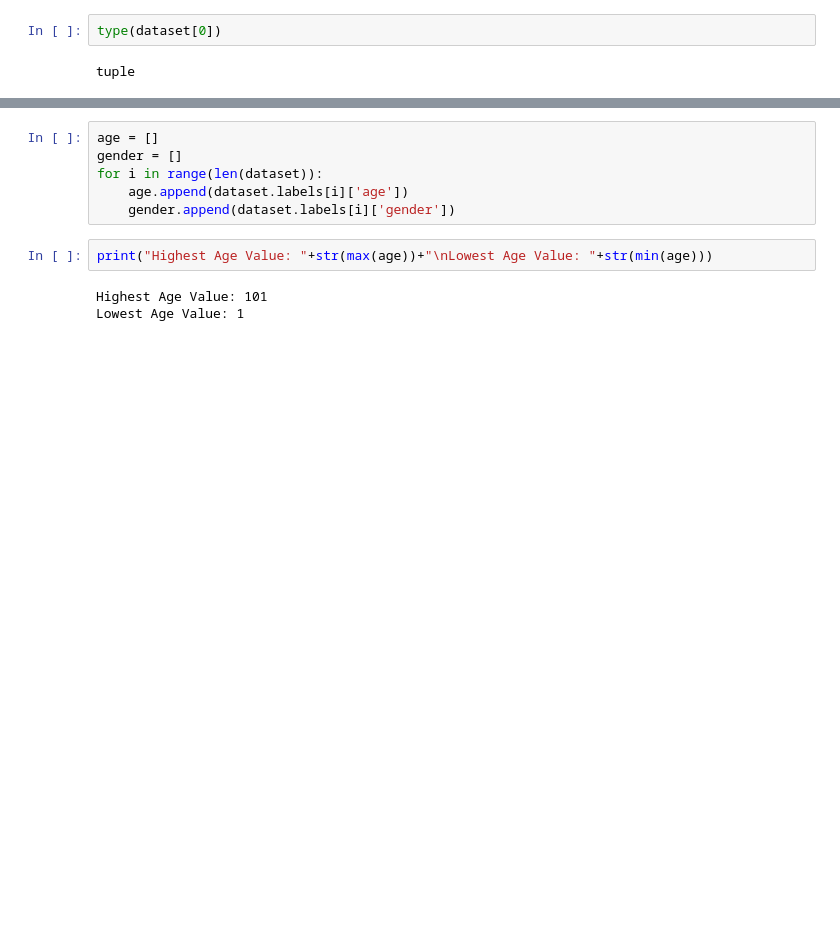
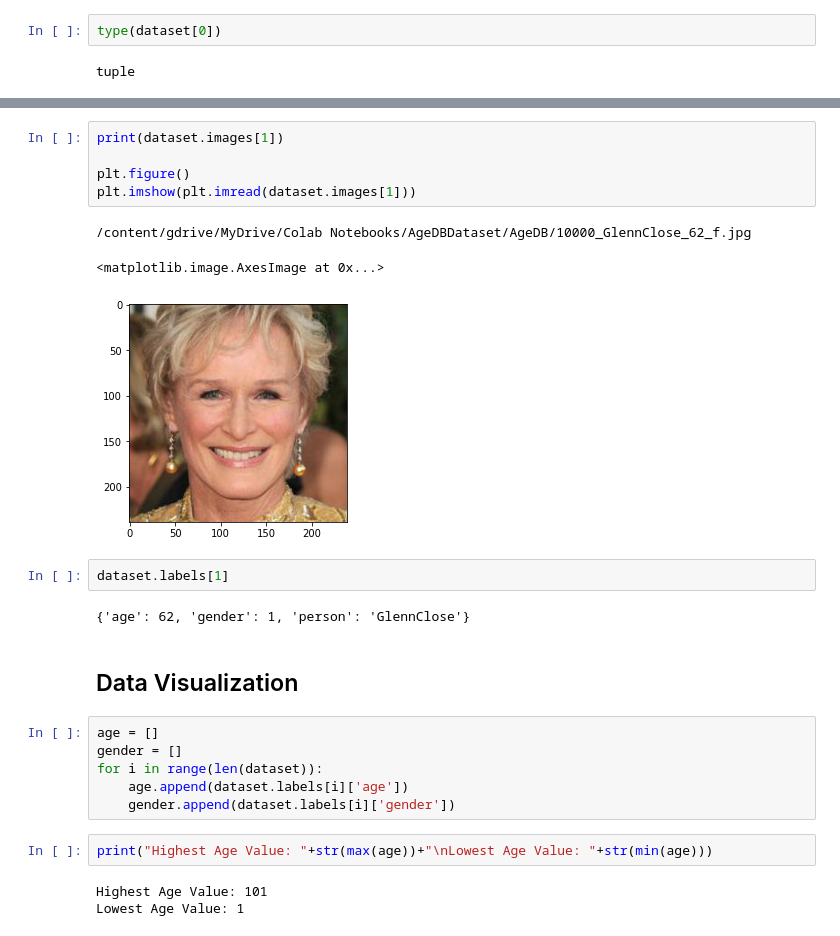
Before and after one commit to nahidosen/CSE465_Age_Estimation, a Jupyter notebook: Age_Estimation.ipynb, the cells around one changed output, grey strips where cells are left out. Cells and saved outputs as stored; diff of their text form; blank space fills up the shorter version.

```diff
--- a/Age_Estimation.ipynb
+++ b/Age_Estimation.ipynb
@@ -201,3 +238,18 @@ plt.imshow(plt.imread(dataset.images[0]))
+# %%
+print(dataset.images[1])
+
+plt.figure()
+plt.imshow(plt.imread(dataset.images[1]))
+# %% [output]
+/content/gdrive/MyDrive/Colab Notebooks/AgeDBDataset/AgeDB/10000_GlennClose_62_f.jpg
+<matplotlib.image.AxesImage at 0x...>
+[figure, added]
+# %%
+dataset.labels[1]
+# %% [output]
+{'age': 62, 'gender': 1, 'person': 'GlennClose'}
+# %% [markdown]
+## Data Visualization
 # %%
 age = []
 gender = []
```
Also changed, not shown: parts of 34 cells of this notebook.
